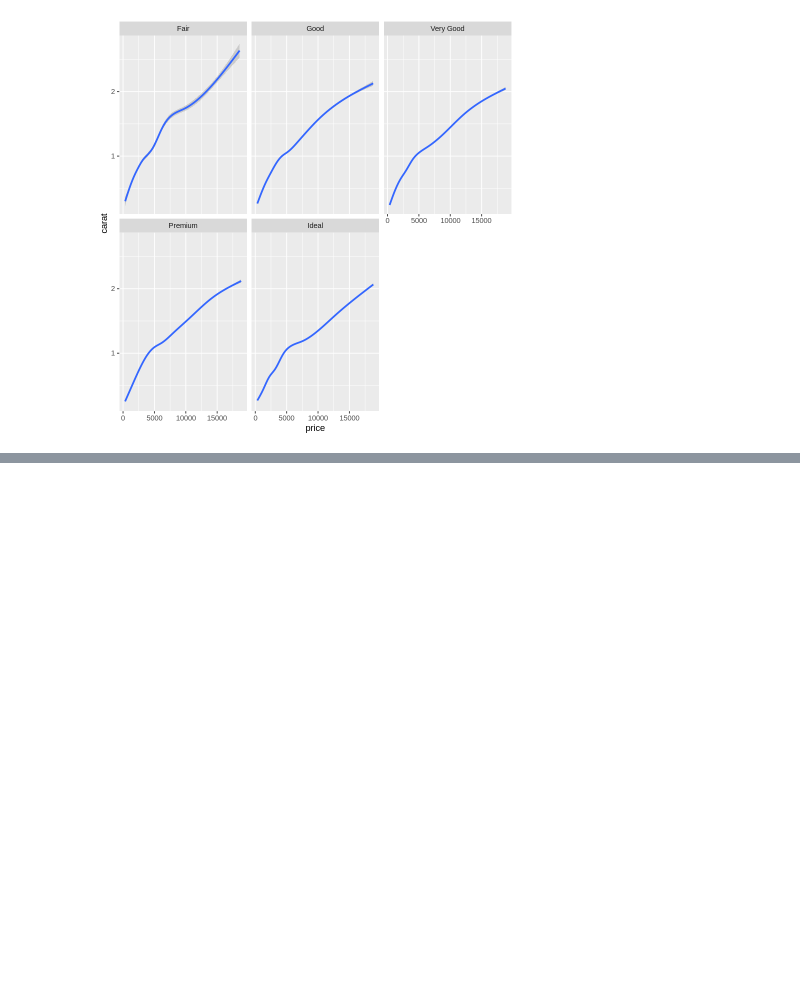
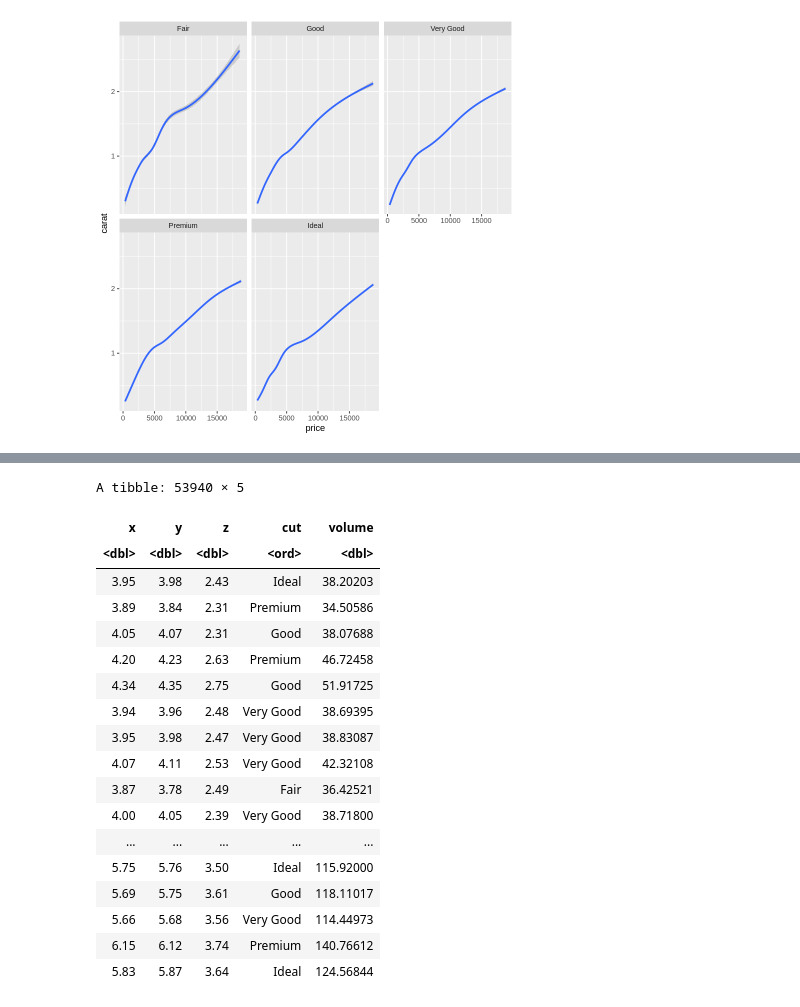
Before and after one commit to polo-music/EDA-diamonds-R, a Jupyter notebook: EDA_w_R_diamonds.ipynb, the cells around one changed output, grey strips where cells are left out. Drawn from its saved outputs; the diff is of its cells as text; code cells hidden in the pictures; blank space fills up the shorter version.

Commit message:
Added beginning of the volume analysis

```diff
--- a/EDA_w_R_diamonds.ipynb
+++ b/EDA_w_R_diamonds.ipynb
@@ -122,0 +127,26 @@ ggplot(data = diamonds, mapping = aes(x = price, y = carat)) +
+# %%
+volume_df <- diamonds %>%
+  select(x, y, z, cut)
+
+volume_df %>%
+  mutate('volume' = x * y * z)
+# %% [output]
+A tibble: 53940 × 5
+| x | y | z | cut | volume |
+| <dbl> | <dbl> | <dbl> | <ord> | <dbl> |
+| 3.95 | 3.98 | 2.43 | Ideal | 38.20203 |
+| 3.89 | 3.84 | 2.31 | Premium | 34.50586 |
+| 4.05 | 4.07 | 2.31 | Good | 38.07688 |
+| 4.20 | 4.23 | 2.63 | Premium | 46.72458 |
+| 4.34 | 4.35 | 2.75 | Good | 51.91725 |
+| 3.94 | 3.96 | 2.48 | Very Good | 38.69395 |
+| 3.95 | 3.98 | 2.47 | Very Good | 38.83087 |
+| 4.07 | 4.11 | 2.53 | Very Good | 42.32108 |
+| 3.87 | 3.78 | 2.49 | Fair | 36.42521 |
+| 4.00 | 4.05 | 2.39 | Very Good | 38.71800 |
+| ... | ... | ... | ... | ... |
+| 5.75 | 5.76 | 3.50 | Ideal | 115.92000 |
+| 5.69 | 5.75 | 3.61 | Good | 118.11017 |
+| 5.66 | 5.68 | 3.56 | Very Good | 114.44973 |
+| 6.15 | 6.12 | 3.74 | Premium | 140.76612 |
+| 5.83 | 5.87 | 3.64 | Ideal | 124.56844 |
```
Also changed, not shown: parts of 2 cells of this notebook.
